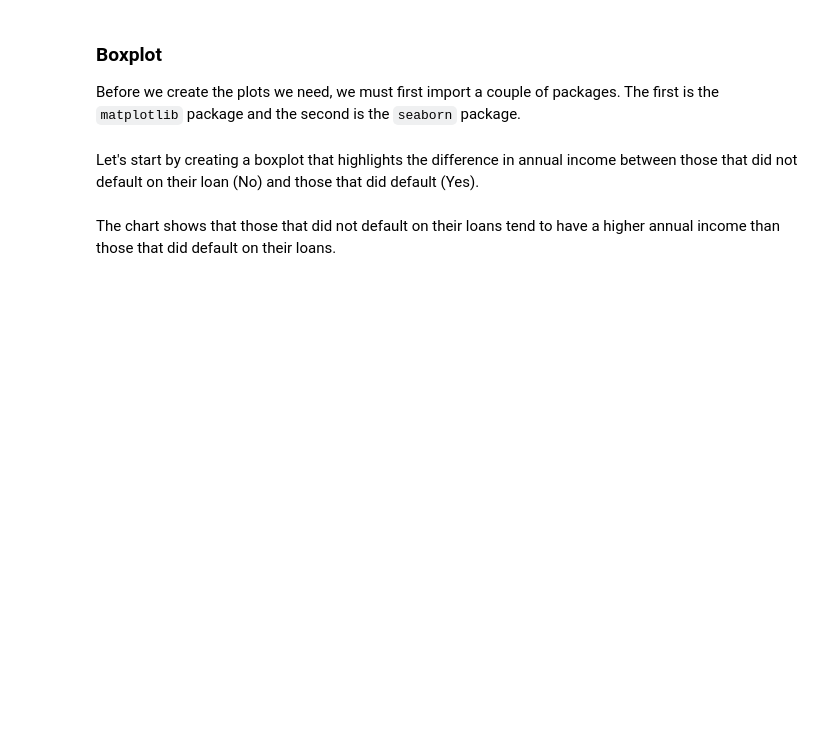
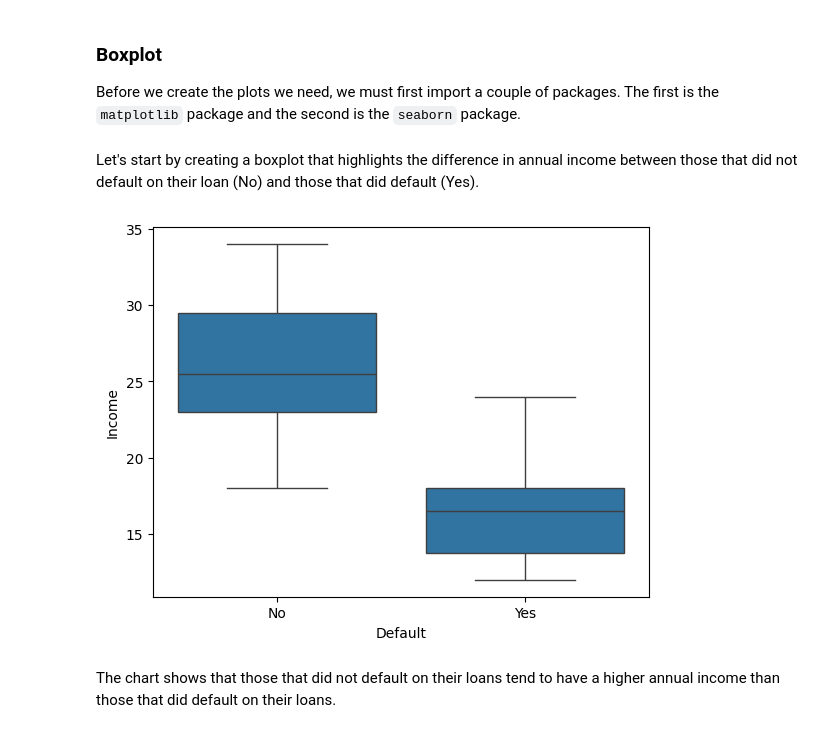
Before and after one commit to ukrainets/machine-learning-with-python-logistic-regression-3211129, a Jupyter notebook: src/03b.ipynb, the cells around one changed output. Cells and saved outputs as stored; diff of their text form; code cells hidden in the pictures; blank space fills up the shorter version.

```diff
--- a/src/03b.ipynb
+++ b/src/03b.ipynb
@@ -59,6 +84,10 @@ from matplotlib import pyplot as plt
 import seaborn as sns
 # %% [markdown]
 Let's start by creating a boxplot that highlights the difference in annual income between those that did not default on their loan (No) and those that did default (Yes).
+# %%
+ax = sns.boxplot(data = loan, x = 'Default', y = 'Income')
+# %% [output]
+[figure, added]
 # %% [markdown]
 The chart shows that those that did not default on their loans tend to have a higher annual income than those that did default on their loans.
 # %% [markdown]
```
Also changed, not shown: parts of 5 cells of this notebook.
